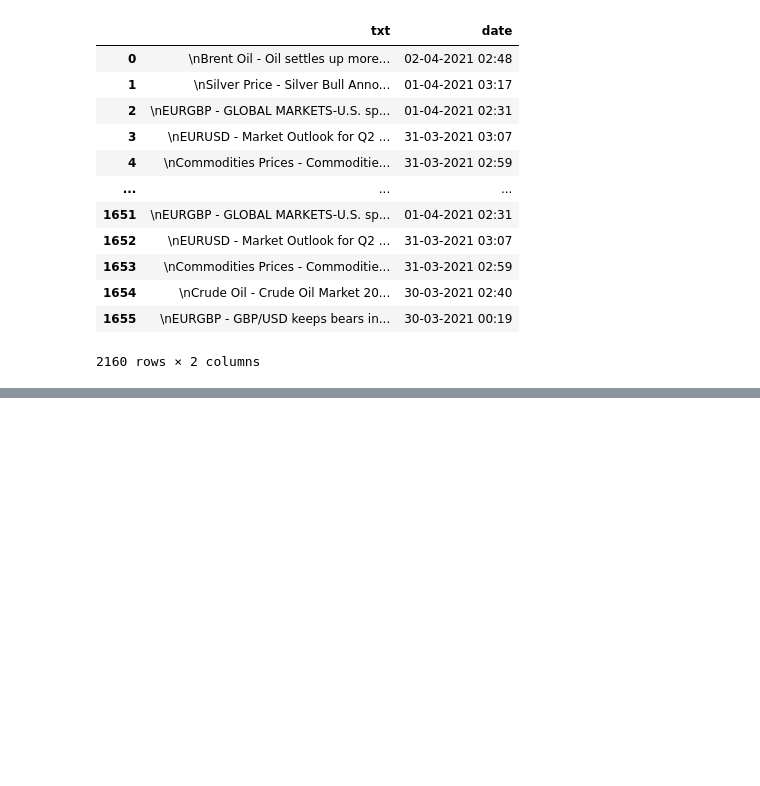
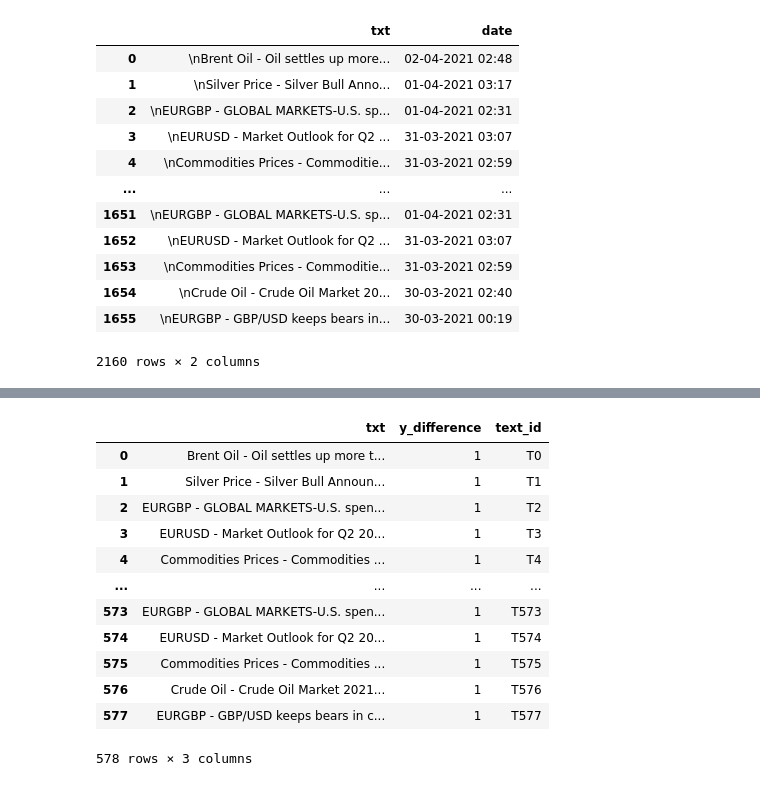
Before and after one commit to julwdo/ammagamma-lab, a Jupyter notebook: part-2/TEXT_CLASSIFICATION_task.ipynb, the cells around one changed output, grey strips where cells are left out. Drawn from its saved outputs; the diff is of its cells as text; code cells hidden in the pictures; blank space fills up the shorter version.

```diff
--- a/part-2/TEXT_CLASSIFICATION_task.ipynb
+++ b/part-2/TEXT_CLASSIFICATION_task.ipynb
@@ -391,0 +397,5 @@ new_data_1.to_csv('D:/Studies/Materials/Second-cycle/I year/III trimester/Ammaga
+# %%
+# Load the news data
+new_data_2 = new_data.iloc[:, :2]
+new_data_2['date'] = new_data_2['date'].str.split().apply(lambda x: x[0]).apply(invert_date)
+new_data_2
@@ -391,0 +459,25 @@ new_data_1.to_csv('D:/Studies/Materials/Second-cycle/I year/III trimester/Ammaga
+# %%
+# Join the news data and the forex data
+new_data_2['date'] = pd.to_datetime(new_data_2['date'])
+
+new_data_3 = new_data_2.merge(forex_data[['ds', 'y_difference']], how='inner', left_on='date', right_on='ds')
+new_data_3 = new_data_3[['txt', 'y_difference']]
+new_data_3['text_id'] = new_data_3.index
+new_data_3['text_id'] = "T" + new_data_3['text_id'].astype(str)
+
+new_data_3['txt'] = new_data_3['txt'].str.replace('\n','').str.replace('\t','')
+new_data_3
+# %% [output]
+|  | txt | y_difference | text_id |
+| 0 | Brent Oil - Oil settles up more t... | 1 | T0 |
+| 1 | Silver Price - Silver Bull Announ... | 1 | T1 |
+| 2 | EURGBP - GLOBAL MARKETS-U.S. spen... | 1 | T2 |
+| 3 | EURUSD - Market Outlook for Q2 20... | 1 | T3 |
+| 4 | Commodities Prices - Commodities ... | 1 | T4 |
+| ... | ... | ... | ... |
+| 573 | EURGBP - GLOBAL MARKETS-U.S. spen... | 1 | T573 |
+| 574 | EURUSD - Market Outlook for Q2 20... | 1 | T574 |
+| 575 | Commodities Prices - Commodities ... | 1 | T575 |
+| 576 | Crude Oil - Crude Oil Market 2021... | 1 | T576 |
+| 577 | EURGBP - GBP/USD keeps bears in c... | 1 | T577 |
+578 rows × 3 columns
```
Also changed, not shown: parts of 10 cells of this notebook, 8 other files.
